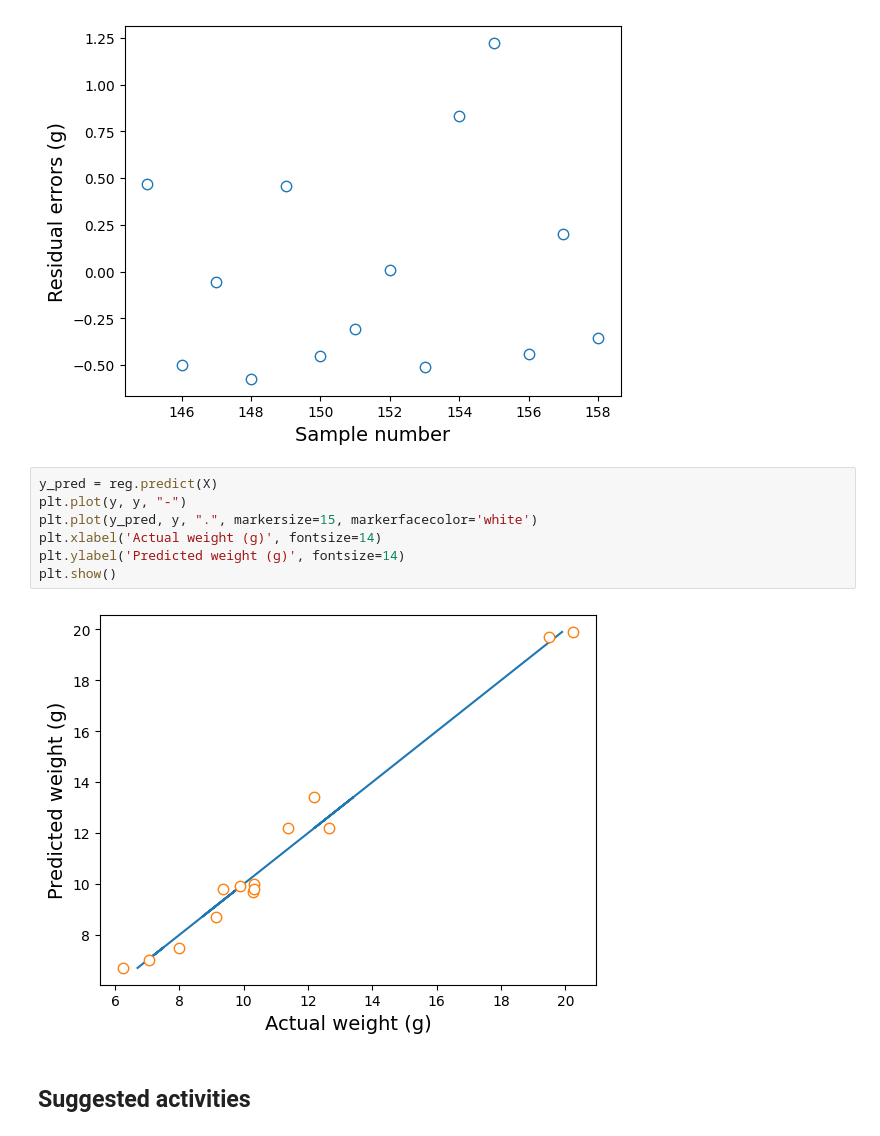
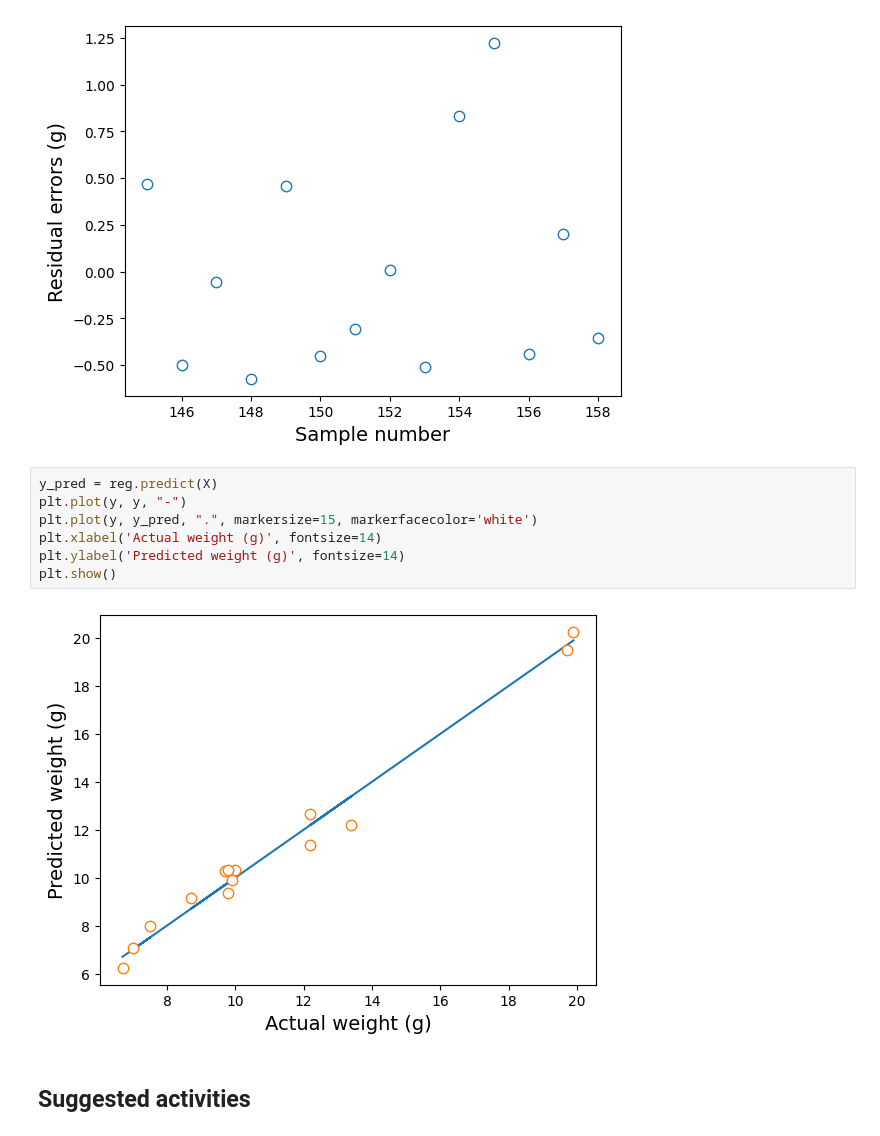
Before and after one commit to concordia-grad-computing-seminars/data-engineering, a Jupyter notebook: ML/linear_regression/multilinear_regression.ipynb, the cells around one changed output. Drawn from its saved outputs; the diff is of its cells as text.

Commit message:
Fixed mistake in axis of plot

```diff
--- a/ML/linear_regression/multilinear_regression.ipynb
+++ b/ML/linear_regression/multilinear_regression.ipynb
@@ -106,12 +106,12 @@ plt.show()
 # %%
 y_pred = reg.predict(X)
 plt.plot(y, y, "-")
-plt.plot(y_pred, y, ".", markersize=15, markerfacecolor='white')
+plt.plot(y, y_pred, ".", markersize=15, markerfacecolor='white')
 plt.xlabel('Actual weight (g)', fontsize=14)
 plt.ylabel('Predicted weight (g)', fontsize=14)
 plt.show()
 # %% [output]
-[figure, old version]
+[figure, new version]
 # %% [markdown]
 ## Suggested activities
 # %% [markdown]
```
